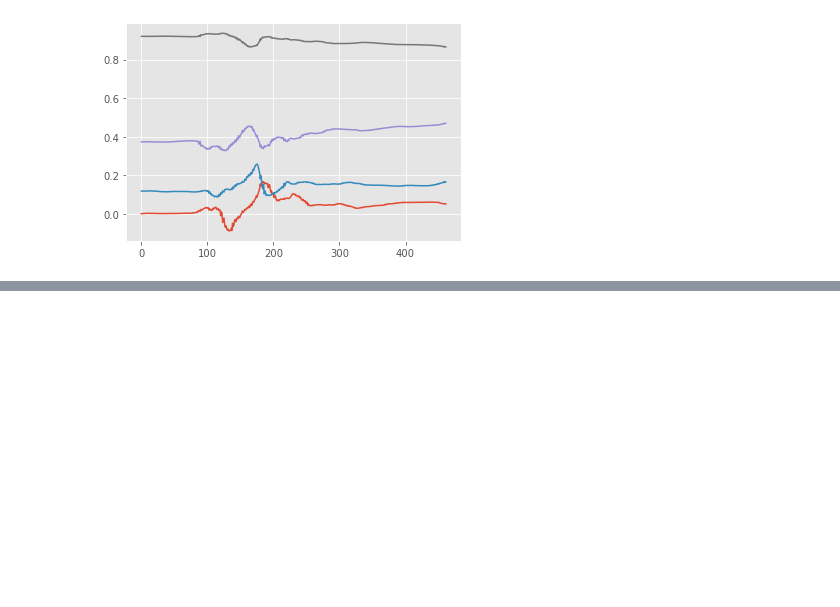
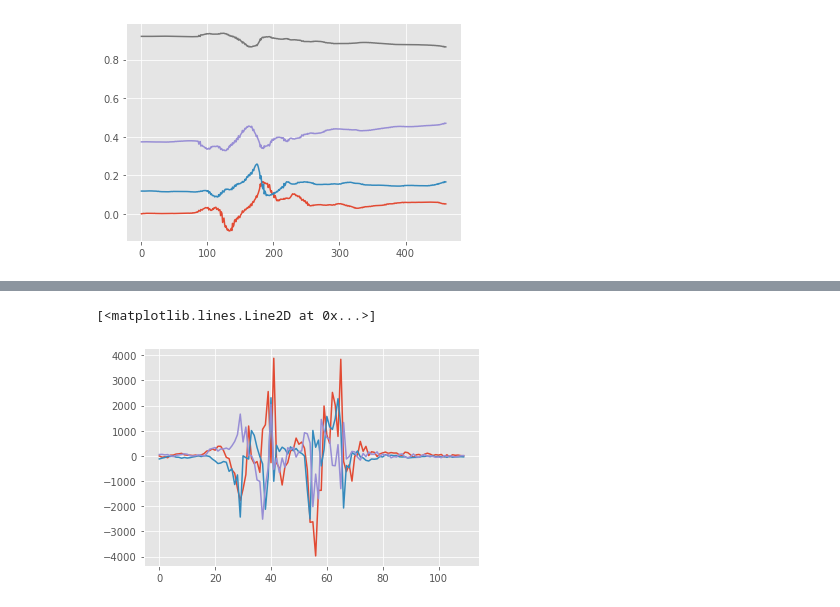
Before and after one commit to alb4876/ballet-jumps, a Jupyter notebook: Ballet.ipynb, the cells around one changed output, grey strips where cells are left out. Cells and saved outputs as stored; diff of their text form; code cells hidden in the pictures; blank space fills up the shorter version.

```diff
--- a/Ballet.ipynb
+++ b/Ballet.ipynb
@@ -60,0 +91,7 @@ plt.plot(df.qs)
+# %%
+plt.plot(df.AngRate_X)
+plt.plot(df.AngRate_Y)
+plt.plot(df.AngRate_Z)
+# %% [output]
+[<matplotlib.lines.Line2D at 0x...>]
+[figure, added]
```
Also changed, not shown: parts of 4 cells of this notebook.
